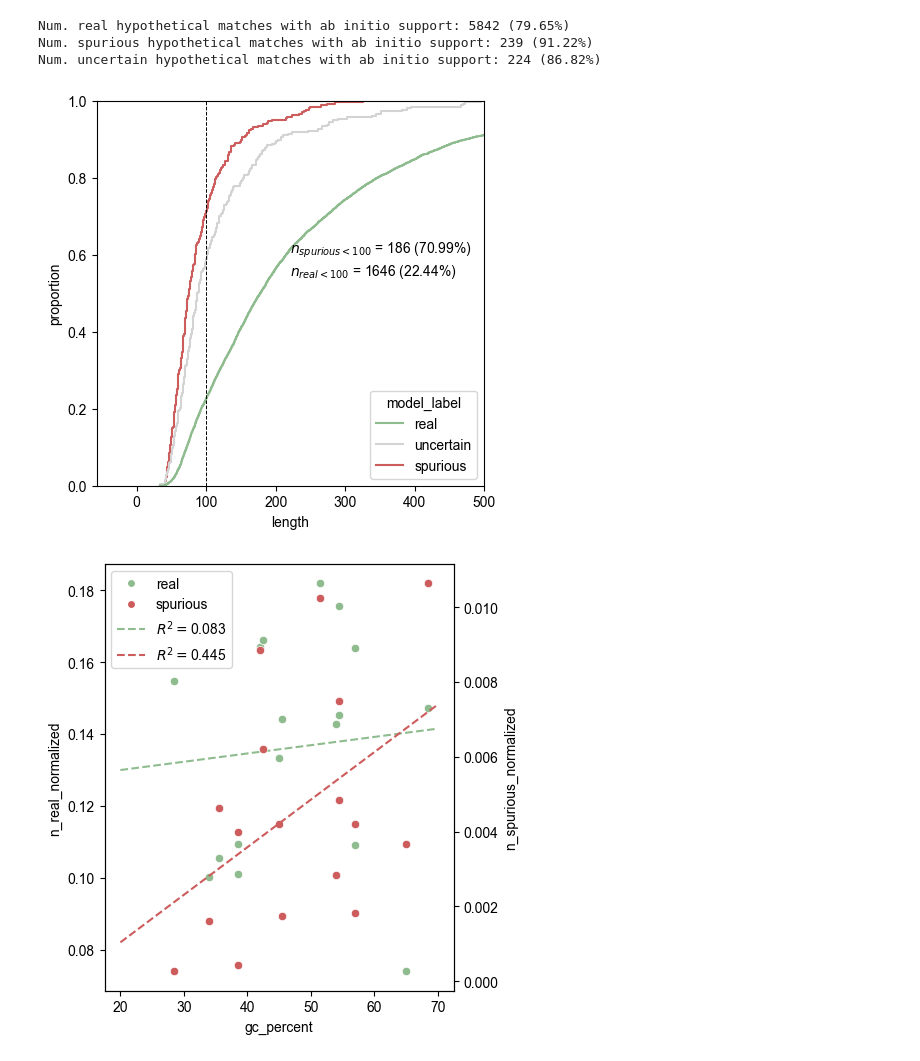
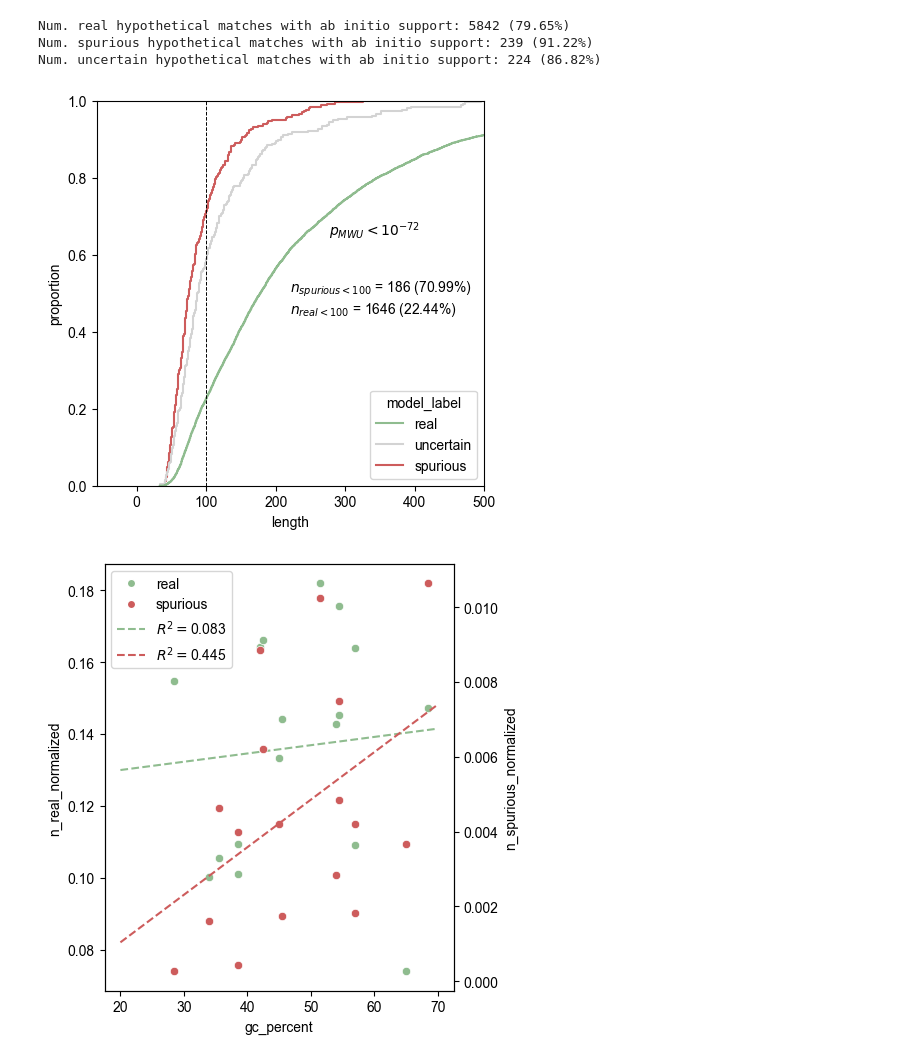
Before and after one commit to pipparichter/frugal, a Jupyter notebook: notebooks/results-2-2-match.ipynb, the cells around one changed output. Saved outputs shown, nothing was run; the diff lists cells and outputs as text; code cells hidden in the pictures.

```diff
--- a/notebooks/results-2-2-match.ipynb
+++ b/notebooks/results-2-2-match.ipynb
@@ -53,27 +53,30 @@ Num. uncertain hypothetical matches with ab initio support: 224 (86.82%)
 # %%
 def figure(results_df:pd.DataFrame):
 
     fig, ax = plt.subplots(figsize=(5, 5))
 
     figure_df = results_df[(results_df.match & is_top_hit_hypothetical(results_df))].copy()
-
     palette = {'real':'darkseagreen', 'spurious':'indianred', 'uncertain':'lightgray'}
     # sns.kdeplot(figure_df, x='length', hue='model_label', palette=palette, common_norm=False)
     sns.ecdfplot(figure_df, x='length', hue='model_label', palette=palette)
     ax.set_xlim(xmax=500)
 
     ax.axvline(100, ls='--', lw=0.7, color='black')
 
     text = get_text('spurious < 100', (figure_df.spurious & (figure_df.length < 100)).sum(), figure_df.spurious.sum())
     text += get_text('real < 100', (figure_df.real & (figure_df.length < 100)).sum(), figure_df.real.sum())
-    ax.text(0.5, 0.5, text, transform=ax.transAxes)
+    ax.text(0.5, 0.4, text, transform=ax.transAxes)
     ax.set_ylabel('proportion')
+
+    p = get_mann_whitney_p_value(figure_df[figure_df.spurious]['length'].values, figure_df[figure_df.real]['length'].values, n_permutations=None)
+    # ax.text(0.02, 0.9, '$p_{MWU}=$' + f'{p:.1e}', transform=ax.transAxes)
+    ax.text(0.6, 0.65, '$p_{MWU} < 10^{-72}$', transform=ax.transAxes)
 
     plt.show()
 
 figure(results_df)
 # %% [output]
-[figure, old version]
+[figure, new version]
 # %%
 # If the model is flaging hypothetical proteins which are a product of ab intitio prediction error, there should be a correlation between
 # genome GC content and the number of spurious hypothetical proteins, but no correlation for the real-predicted ones.
```
Also changed, not shown: 4 other files.
